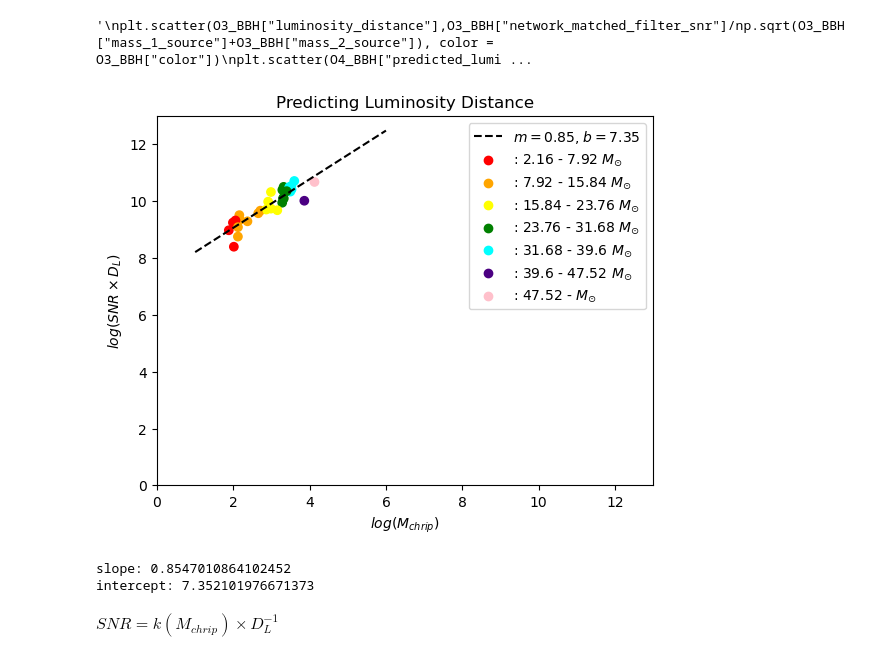
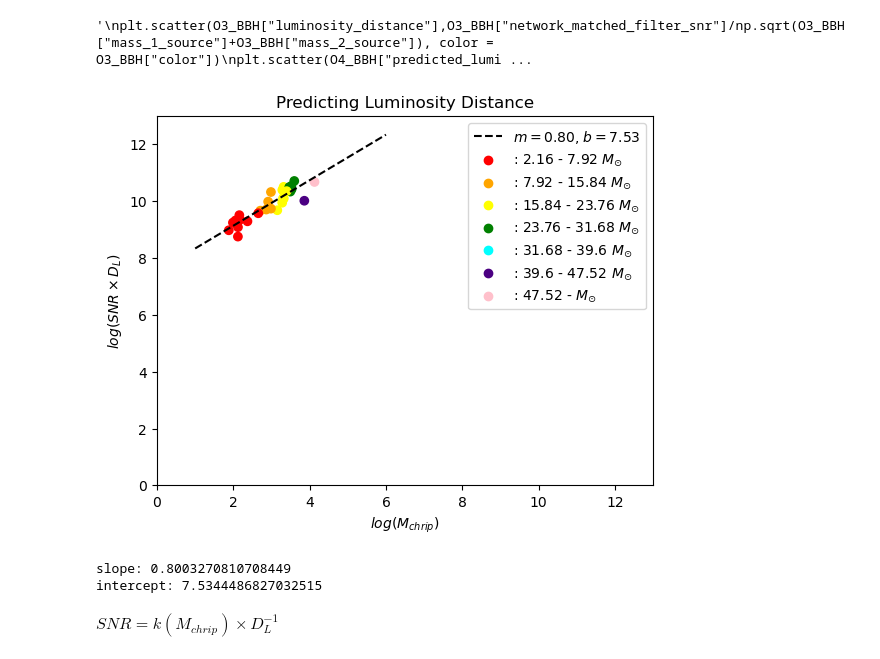
Before and after one commit to AndrewValentini/Gravitational-Waves-Research-23-24, a Jupyter notebook: Data Analysis/testing.ipynb, the cells around one changed output. Drawn from its saved outputs; the diff is of its cells as text; code cells hidden in the pictures.

```diff
--- a/Data Analysis/testing.ipynb
+++ b/Data Analysis/testing.ipynb
@@ -62,7 +62,8 @@ print(n_O3_BNS, " bins for mass in O3 BNS")
 7  bins for mass in O3 BBH
 2  bins for mass in O3 BNS
 # %%
-O3_diff_BBH = max(O3_BBH["chirp_mass_source"]) - min(O3_BBH["chirp_mass_source"])
+O3_min_chirp_mass = min(O3_BBH["chirp_mass_source"])
+O3_diff_BBH = max(O3_BBH["chirp_mass_source"]) - O3_min_chirp_mass
 print(O3_diff_BBH)
 # %% [output]
 55.44
@@ -73,23 +74,23 @@ print(O3_BBH_mass_bin_range)
 7.92
 # %%
 # Since red/orange colors haev low wavelengths, they will represent the lower mass ranges
-mass_val = O3_BBH_mass_bin_range
-colors = ["red", "orange", "yellow", "green", "cyan", "indigo", "pink"]
+O3_mass_val = O3_BBH_mass_bin_range
+O3_colors = ["red", "orange", "yellow", "green", "cyan", "indigo", "pink"]
 
 for index, row in O3_BBH.iterrows():
-    if row["chirp_mass_source"] <= mass_val:
+    if row["chirp_mass_source"] < O3_min_chirp_mass + O3_mass_val:
         O3_BBH.loc[index, "color"] = "red"
-    elif row["chirp_mass_source"] <= mass_val * 2:
+    elif row["chirp_mass_source"] < O3_min_chirp_mass + O3_mass_val * 2:
         O3_BBH.loc[index, "color"] = "orange"
-    elif row["chirp_mass_source"] <= mass_val * 3:
+    elif row["chirp_mass_source"] < O3_min_chirp_mass + O3_mass_val * 3:
         O3_BBH.loc[index, "color"] = "yellow"
-    elif row["chirp_mass_source"] <= mass_val * 4:
+    elif row["chirp_mass_source"] < O3_min_chirp_mass + O3_mass_val * 4:
         O3_BBH.loc[index, "color"] = "green"
-    elif row["chirp_mass_source"] <= mass_val * 5:
+    elif row["chirp_mass_source"] < O3_min_chirp_mass + O3_mass_val * 5:
         O3_BBH.loc[index, "color"] = "cyan"
-    elif row["chirp_mass_source"] <= mass_val * 6:
+    elif row["chirp_mass_source"] < O3_min_chirp_mass + O3_mass_val * 6:
         O3_BBH.loc[index, "color"] = "indigo"
-    elif row["chirp_mass_source"] <= mass_val * 8:
+    else:
         O3_BBH.loc[index, "color"] = "pink"
 # %% [output]
 A value is trying to be set on a copy of a slice from a DataFrame.
@@ -222,39 +259,39 @@ plt.ylabel("SNR")
 # %% [output]
 '\nplt.scatter(O3_BBH["luminosity_distance"],O3_BBH["network_matched_filter_snr"]/np.sqrt(O3_BBH["mass_1_source"]+O3_BBH["mass_2_source"]), color = O3_BBH["color"])\nplt.scatter(O4_BBH["predicted_lumi ...
 # %%
-sub_O3_BBH = O3_BBH #O3_BBH[O3_BBH["chirp_mass_source"] != 47.5]
+sub_O3_BBH = O3_BBH[(O3_BBH["chirp_mass_source"] != 7.49)] #& (O3_BBH["chirp_mass_source"] != 47.5)]
 
 plt.scatter(np.log(sub_O3_BBH["chirp_mass_source"]), np.log(sub_O3_BBH["luminosity_distance"] * sub_O3_BBH["network_matched_filter_snr"]), color = sub_O3_BBH["color"])
 
 coefficients = np.polyfit(np.log(sub_O3_BBH["chirp_mass_source"]), np.log(sub_O3_BBH["luminosity_distance"] * sub_O3_BBH["network_matched_filter_snr"]), 1)
 m, b = coefficients
 fit_line_O3_BBH = np.poly1d(coefficients)
 x = np.linspace(1, 6, 100)
 plt.plot(x, fit_line_O3_BBH(x), color="black", linestyle="--", label=f"$m={m:.2f}$, $b={b:.2f}$")
 
 plt.scatter([], [], color="red", label=": 2.16 - 7.92 $M_{\odot}$")
 plt.scatter([], [], color="orange", label=": 7.92 - 15.84 $M_{\odot}$")
 plt.scatter([], [], color="yellow", label=": 15.84 - 23.76 $M_{\odot}$")
 plt.scatter([], [], color="green", label=": 23.76 - 31.68 $M_{\odot}$")
 plt.scatter([], [], color="cyan", label=": 31.68 - 39.6 $M_{\odot}$")
 plt.scatter([], [], color="indigo", label=": 39.6 - 47.52 $M_{\odot}$")
 plt.scatter([], [], color="pink", label=": 47.52 - $M_{\odot}$")
 
 plt.legend()
 plt.title("Predicting Luminosity Distance")
 plt.ylim((0,13))
 plt.xlim((0,13))
 plt.ylabel("$log(SNR\\times D_L)$")
 plt.xlabel("$log(M_{chrip})$")
 plt.show()
 
 m, b = coefficients
 print(f"slope: {m}")
 print(f"intercept: {b}")
 # %% [output]
-[figure, old version]
+[figure, new version]
-slope: 0.8547010864102452
-intercept: 7.352101976671373
+slope: 0.8003270810708449
+intercept: 7.5344486827032515
 # %% [markdown]
 $SNR=k(M_{chrip})\times D^{-1}_L$
 # %% [markdown]
```
Also changed, not shown: parts of 22 cells of this notebook, 3 other files.
